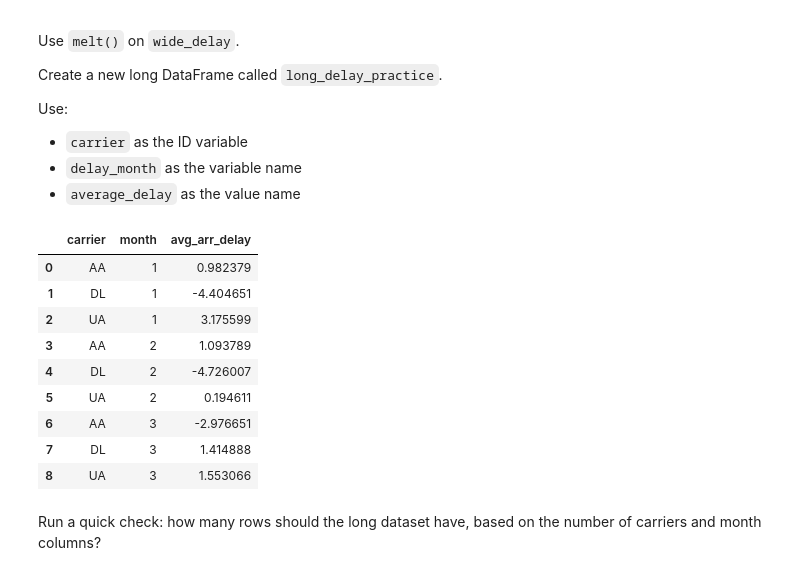
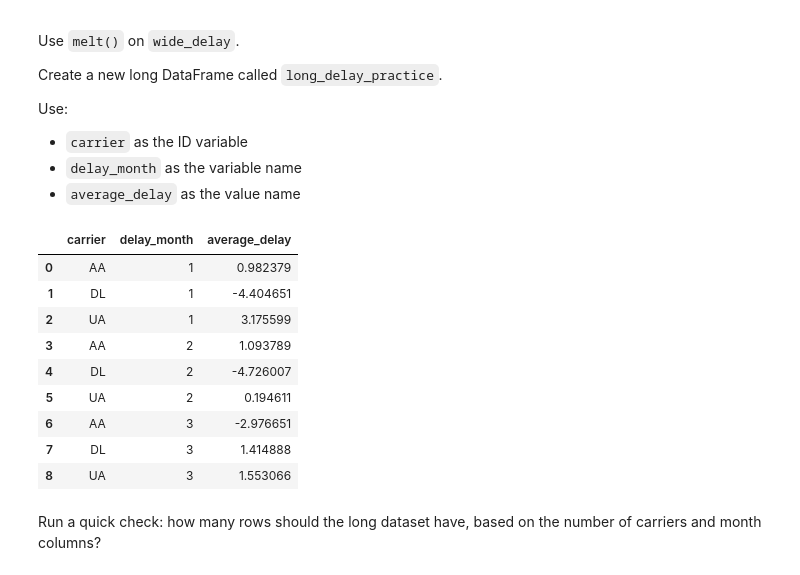
Before and after one commit to glendadavisjohnson/BAN6003_001_Weeks_7_8_Lab_Aggregation_Integration_Davis-Johnson_Glenda, a Jupyter notebook: notebooks/module7_aggregation_reshaping_guided_lab.ipynb, the cells around one changed output. Drawn from its saved outputs; the diff is of its cells as text; code cells hidden in the pictures.

```diff
--- a/notebooks/module7_aggregation_reshaping_guided_lab.ipynb
+++ b/notebooks/module7_aggregation_reshaping_guided_lab.ipynb
@@ -481,14 +513,14 @@ Use:
 # %%
 # Your Turn 4
 # Use melt() to reshape wide_delay from wide to long.
-long_delay = wide_delay.melt(
+long_delay_practice = wide_delay.melt(
     id_vars="carrier",
-    var_name="month",
-    value_name="avg_arr_delay"
+    var_name="delay_month",
+    value_name="average_delay"
 )
-long_delay
+long_delay_practice
 # %% [output]
-|  | carrier | month | avg_arr_delay |
+|  | carrier | delay_month | average_delay |
 | 0 | AA | 1 | 0.982379 |
 | 1 | DL | 1 | -4.404651 |
 | 2 | UA | 1 | 3.175599 |
```
Also changed, not shown: parts of 13 cells of this notebook.
